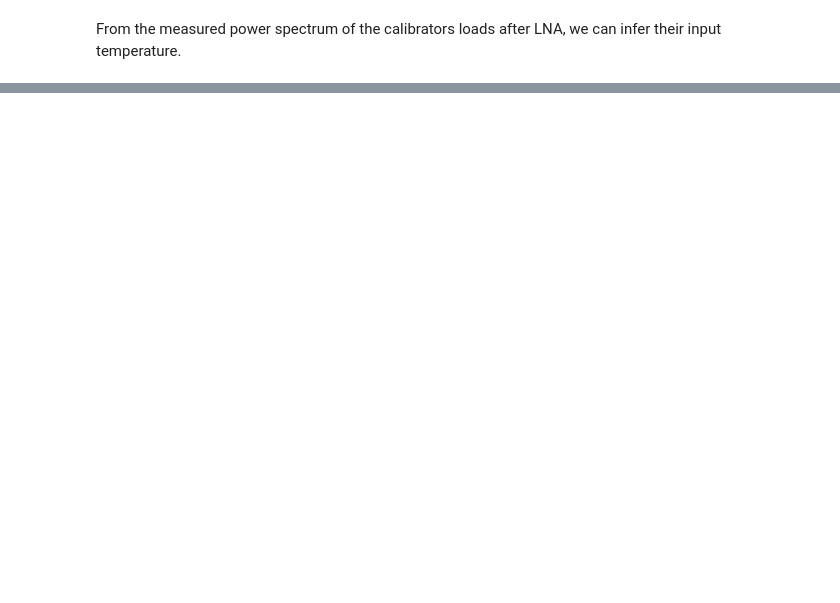
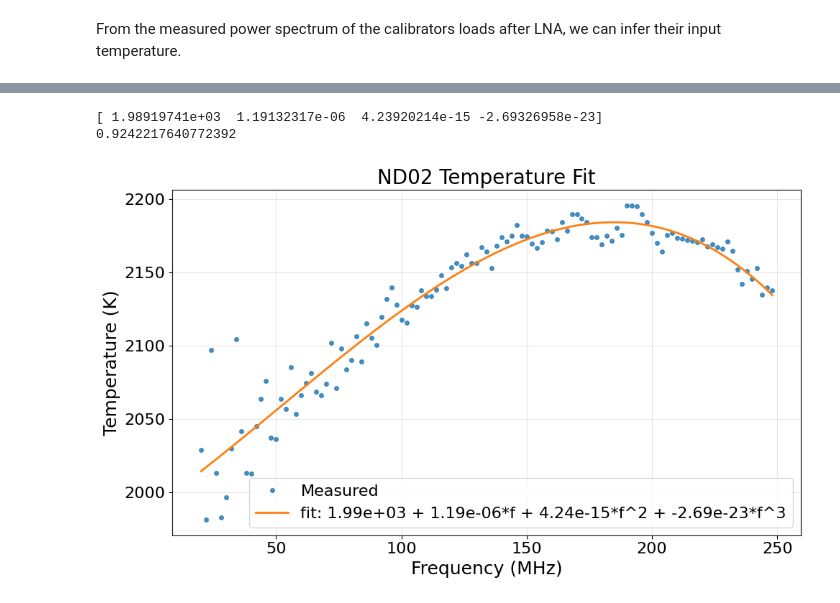
Before and after one commit to alhosani-abdulla/Highz-EXP, a Jupyter notebook: notebooks/calibrator_measurements.ipynb, the cells around one changed output, grey strips where cells are left out. Saved outputs shown, nothing was run; the diff lists cells and outputs as text; code cells hidden in the pictures; blank space fills up the shorter version.

```diff
--- a/notebooks/calibrator_measurements.ipynb
+++ b/notebooks/calibrator_measurements.ipynb
@@ -170,0 +175,26 @@ plotter.plot_spectra([ND01_kelvin, ND02_kelvin], title='Temperatures of Noise Di
+# %%
+fitted = CALModel.fit_temperature(ND02_kelvin.f, ND02_kelvin.spec, order=3)
+
+valid = fitted['valid_mask']
+f_valid_hz = ND02_kelvin.f[valid]
+t_valid = ND02_kelvin.spec[valid]
+print(fitted['coefficients'])
+print(fitted['r2'])
+t_model = fitted['fitted']
+fit_equation = f"{fitted['coefficients'][0]:.2e} + {fitted['coefficients'][1]:.2e}*f + {fitted['coefficients'][2]:.2e}*f^2 + {fitted['coefficients'][3]:.2e}*f^3"
+
+plt.figure(figsize=(10, 6))
+plt.plot(f_valid_hz / 1e6, t_valid, 'o', ms=4, alpha=0.8, label='Measured')
+plt.plot(f_valid_hz / 1e6, t_model, '-', lw=2, label=f'fit: {fit_equation}')
+plt.xlabel('Frequency (MHz)')
+plt.ylabel('Temperature (K)')
+plt.title('ND02 Temperature Fit')
+plt.grid(alpha=0.3)
+plt.legend()
+plt.tight_layout()
+plt.savefig(pjoin(plot_path, 'ND02_T_fit.png'))
+plt.show()
+# %% [output]
+[ 1.98919741e+03  1.19132317e-06  4.23920214e-15 -2.69326958e-23]
+0.9242217640772392
+[figure, added]
```
Also changed, not shown: parts of 8 cells of this notebook, 1 other file.
